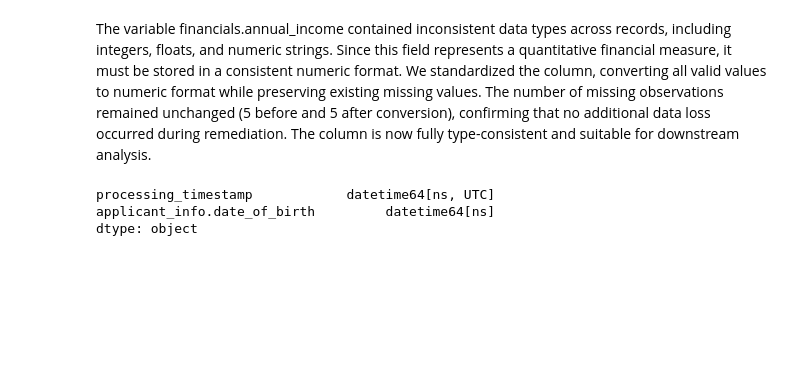
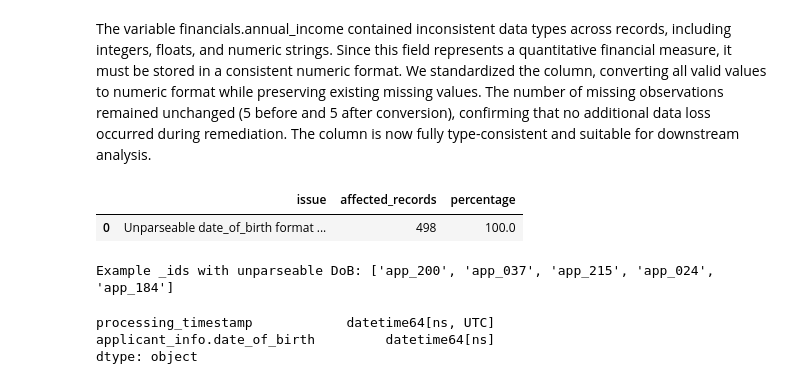
Before and after one commit to PC66323/2606_Data-Ecosystems_G14_novacred, a Jupyter notebook: notebooks/01-data-quality.ipynb, the cells around one changed output. Drawn from its saved outputs; the diff is of its cells as text; code cells hidden in the pictures; blank space fills up the shorter version.

```diff
--- a/notebooks/01-data-quality.ipynb
+++ b/notebooks/01-data-quality.ipynb
@@ -418,6 +434,19 @@ df_final["processing_timestamp"] = pd.to_datetime(
     df_final["processing_timestamp"],
     errors="coerce"
 )
+# %%
+# Parse date_of_birth (mixed formats e.g. YYYY-MM-DD and YYYY/MM/DD)
+dob_raw = df_final["applicant_info.date_of_birth"]
+dob_parsed = pd.to_datetime(dob_raw, errors="coerce", format="mixed")
+failed_dob = dob_parsed.isna() & dob_raw.notna()
+display(summarize_issue(failed_dob, "Unparseable date_of_birth format (after 1.3 cleaning)"))
+if failed_dob.any():
+    print("Example _ids with unparseable DoB:", df_final.loc[failed_dob, "_id"].head(5).tolist())
+df_final["applicant_info.date_of_birth"] = dob_parsed
+# %% [output]
+|  | issue | affected_records | percentage |
+| 0 | Unparseable date_of_birth format ... | 498 | 100.0 |
+Example _ids with unparseable DoB: ['app_200', 'app_037', 'app_215', 'app_024', 'app_184']
 # %%
 df_final[["processing_timestamp", "applicant_info.date_of_birth"]].dtypes
 # %% [output]
```
Also changed, not shown: parts of 35 cells of this notebook, 1 other file.
